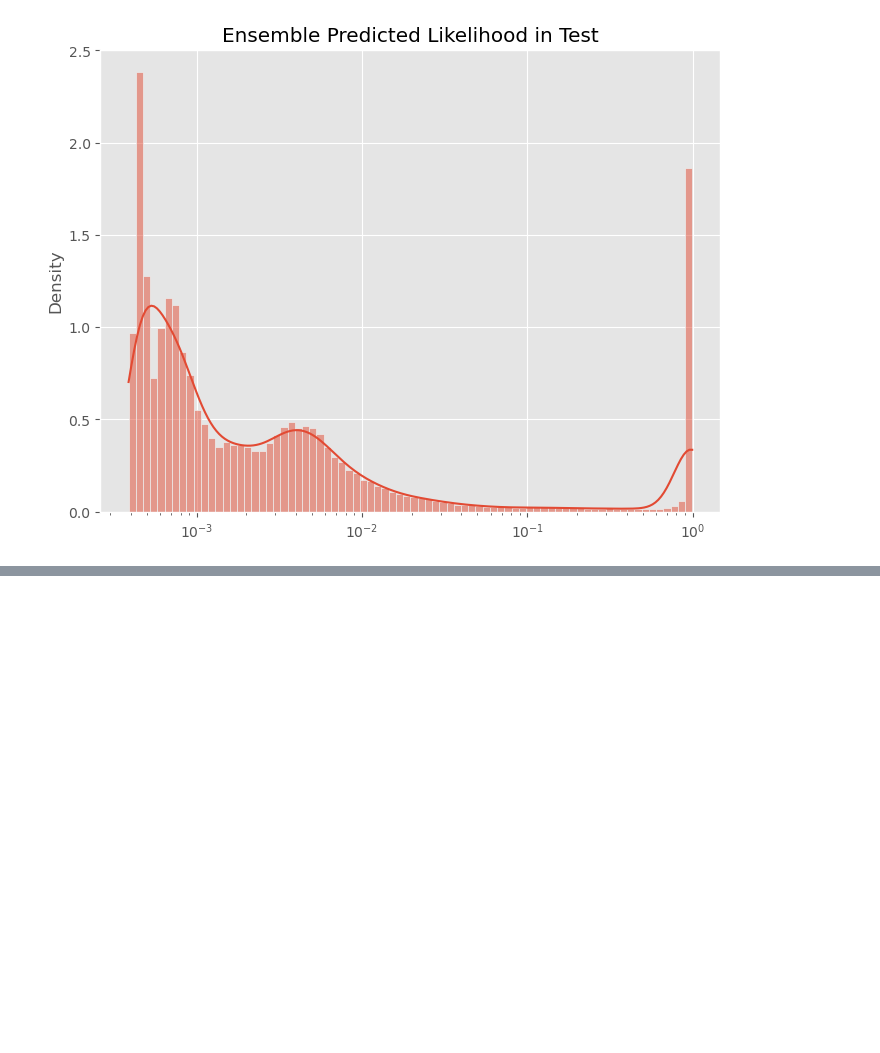
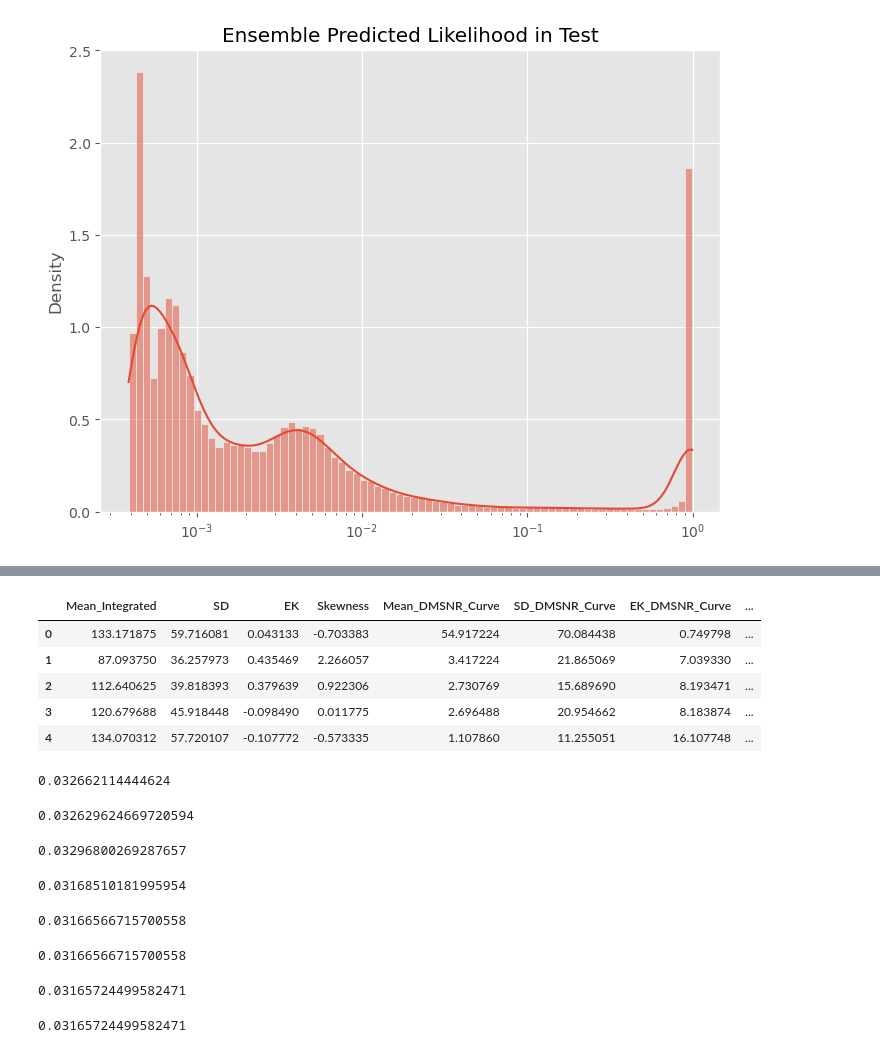
Before and after one commit to Analytics-Data-Science-and-Tech/Analytics_Data_Science, a Jupyter notebook: Tabular-Playground-Series/PS-S3/Ep10/Data_Exploration.ipynb, the cells around one changed output, grey strips where cells are left out. Drawn from its saved outputs; the diff is of its cells as text; code cells hidden in the pictures; blank space fills up the shorter version.

```diff
--- a/Tabular-Playground-Series/PS-S3/Ep10/Data_Exploration.ipynb
+++ b/Tabular-Playground-Series/PS-S3/Ep10/Data_Exploration.ipynb
@@ -293,0 +391,10 @@ submission.to_csv('Ensemble_Baseline_full_submission_7.csv', index = False)
+# %%
+X = train.drop(columns = ['id', 'Class'], axis = 1)
+X.head()
+# %% [output]
+|  | Mean_Integrated | SD | EK | Skewness | Mean_DMSNR_Curve | SD_DMSNR_Curve | EK_DMSNR_Curve | ... |
+| 0 | 133.171875 | 59.716081 | 0.043133 | -0.703383 | 54.917224 | 70.084438 | 0.749798 | ... |
+| 1 | 87.093750 | 36.257973 | 0.435469 | 2.266057 | 3.417224 | 21.865069 | 7.039330 | ... |
+| 2 | 112.640625 | 39.818393 | 0.379639 | 0.922306 | 2.730769 | 15.689690 | 8.193471 | ... |
+| 3 | 120.679688 | 45.918448 | -0.098490 | 0.011775 | 2.696488 | 20.954662 | 8.183874 | ... |
+| 4 | 134.070312 | 57.720107 | -0.107772 | -0.573335 | 1.107860 | 11.255051 | 16.107748 | ... |
@@ -293,0 +447,32 @@ submission.to_csv('Ensemble_Baseline_full_submission_7.csv', index = False)
+# %%
+np.mean(log_loss_scores)
+# %% [output]
+0.032662114444624
+# %%
+np.mean(log_loss_scores)
+# %% [output]
+0.032629624669720594
+# %%
+np.mean(log_loss_scores)
+# %% [output]
+0.03296800269287657
+# %%
+np.mean(log_loss_scores)
+# %% [output]
+0.03168510181995954
+# %%
+np.mean(log_loss_scores)
+# %% [output]
+0.03166566715700558
+# %%
+np.mean(log_loss_scores)
+# %% [output]
+0.03166566715700558
+# %%
+np.mean(log_loss_scores)
+# %% [output]
+0.03165724499582471
+# %%
+np.mean(log_loss_scores)
+# %% [output]
+0.03165724499582471
```
Also changed, not shown: parts of 7 cells of this notebook.
